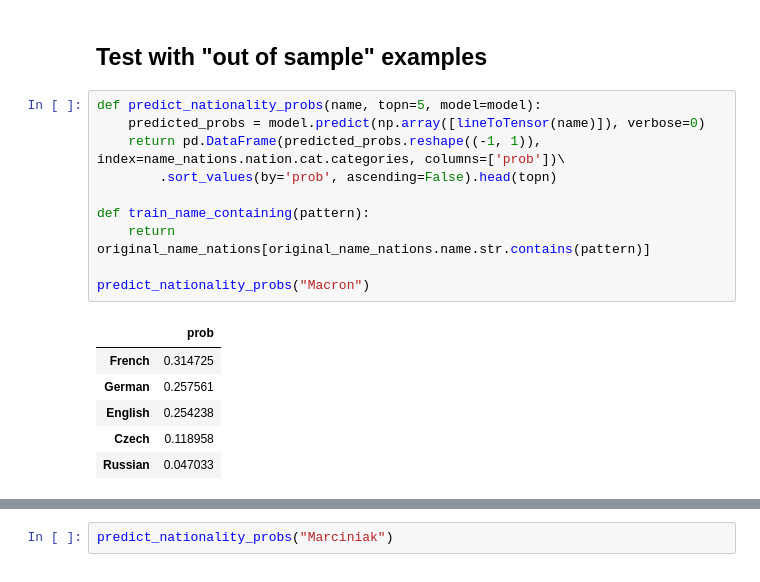
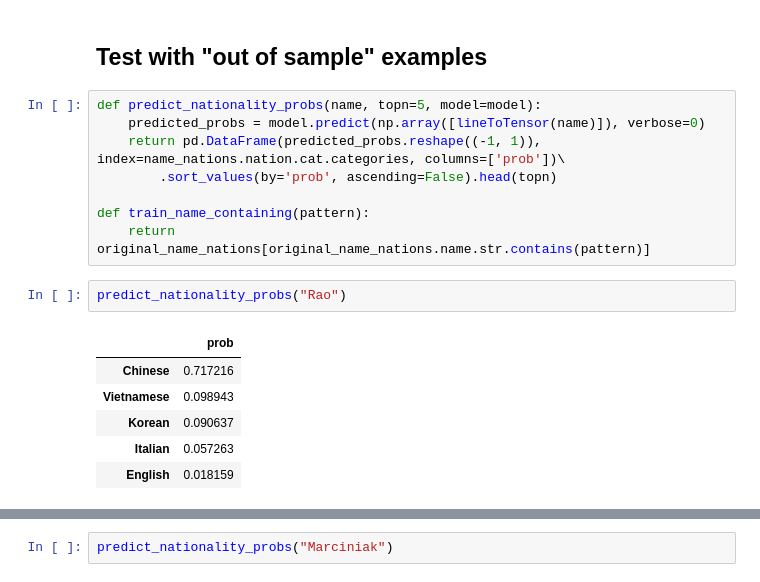
Before and after one commit to pilipolio/python-ml-notebooks, a Jupyter notebook: RNN-LSTM/Nationality of surnames by RNN.ipynb, the cells around one changed output, grey strips where cells are left out. Drawn from its saved outputs; the diff is of its cells as text.

```diff
--- a/RNN-LSTM/Nationality of surnames by RNN.ipynb
+++ b/RNN-LSTM/Nationality of surnames by RNN.ipynb
@@ -354,12 +354,12 @@ def predict_nationality_probs(name, topn=5, model=model):
 
 def train_name_containing(pattern):
     return original_name_nations[original_name_nations.name.str.contains(pattern)]
-
-predict_nationality_probs("Macron")
-# %% [output]
-|  | prob |
-| French | 0.314725 |
-| German | 0.257561 |
-| English | 0.254238 |
-| Czech | 0.118958 |
-| Russian | 0.047033 |
+# %%
+predict_nationality_probs("Rao")
+# %% [output]
+|  | prob |
+| Chinese | 0.717216 |
+| Vietnamese | 0.098943 |
+| Korean | 0.090637 |
+| Italian | 0.057263 |
+| English | 0.018159 |
```
Also changed, not shown: parts of 6 cells of this notebook.
